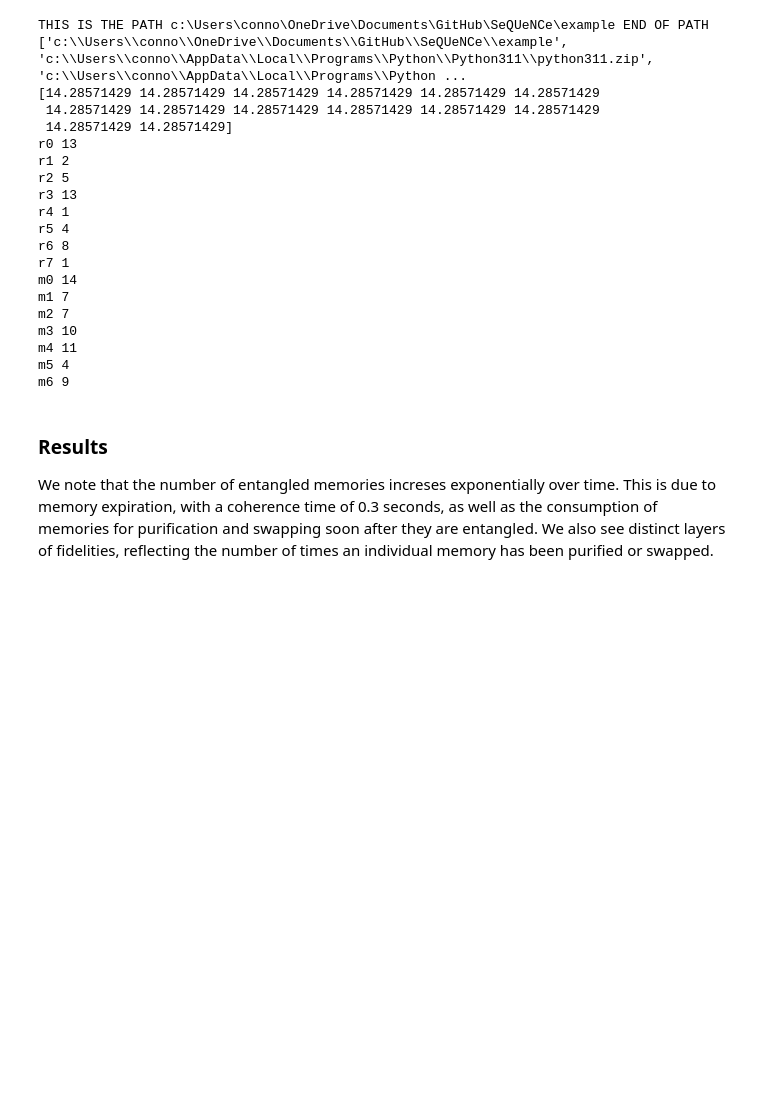
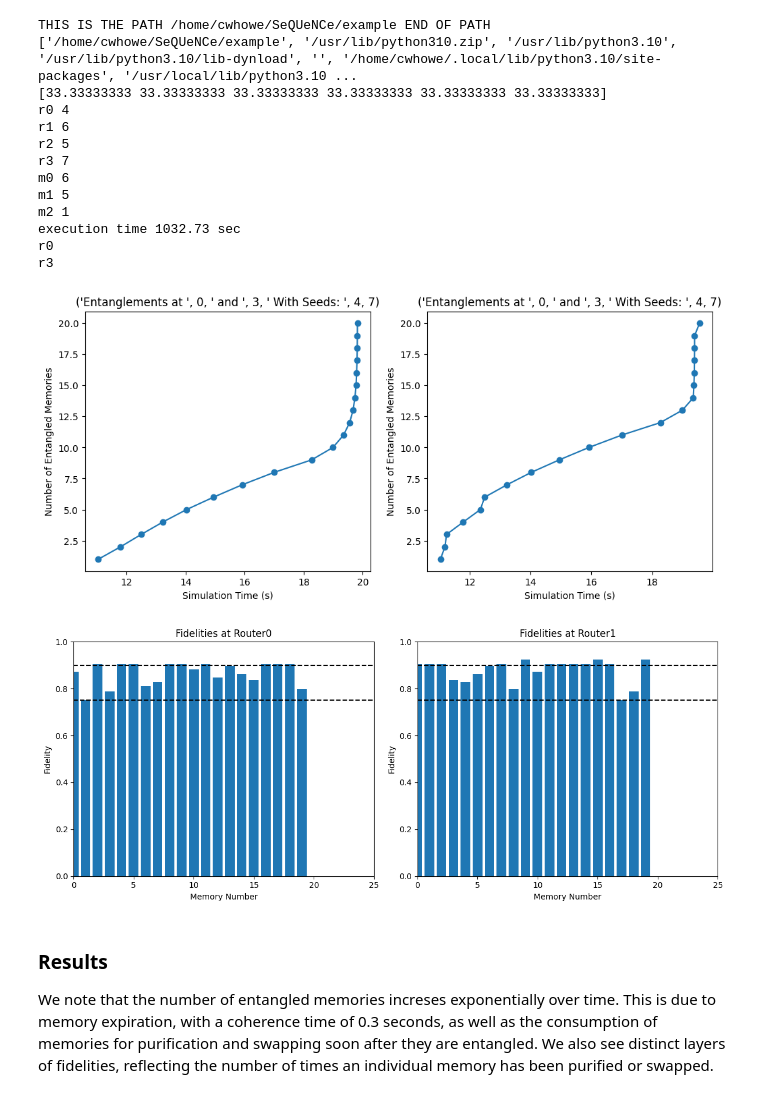
Before and after one commit to cwhowe/SeQUeNCe, a Jupyter notebook: example/Multi_Node_Framework_WORKING.ipynb, the cells around one changed output. Saved outputs shown, nothing was run; the diff lists cells and outputs as text; code cells hidden in the pictures; blank space fills up the shorter version.

```diff
--- a/example/Multi_Node_Framework_WORKING.ipynb
+++ b/example/Multi_Node_Framework_WORKING.ipynb
@@ -75,6 +77,7 @@ def test(sim_time, cc_delay, qc_atten, qc_dist, num_nodes, starting_node, desire
 
     # set seeds for random generators
     nodes = []
+    nodes_seeds = []
     for router in routers:
         nodes.append(router)
     for bsm_node in BSMNodes:
@@ -82,6 +85,7 @@ def test(sim_time, cc_delay, qc_atten, qc_dist, num_nodes, starting_node, desire
     for i, node in enumerate(nodes):
         seed_random = random.randint(1, len(nodes))
         node.set_seed(seed_random)
+        nodes_seeds.append(seed_random)
         print(node.name,seed_random)
 
     for node in routers:
@@ -199,7 +203,7 @@ def test(sim_time, cc_delay, qc_atten, qc_dist, num_nodes, starting_node, desire
     print("execution time %.2f sec" % (time.time() - tick))
 
     ## display metrics for entangled memories
-    routers_to_plot = [routers[0],routers[7]]
+    routers_to_plot = [routers[starting_node],routers[desired_node]]
     fig, axs = plt.subplots(1, len(routers_to_plot))
     fig.set_size_inches(12, 5)
 
@@ -212,9 +216,18 @@ def test(sim_time, cc_delay, qc_atten, qc_dist, num_nodes, starting_node, desire
                 data.append(info.entangle_time / 1e12)
         data.sort()
         axs[i].plot(data, range(1, len(data) + 1), marker="o")
-        axs[i].set_title("Entanglements at Router 8")
+        str_title = "Entanglements at ",starting_node, " and " ,desired_node, " With Seeds: ", nodes_seeds[starting_node], nodes_seeds[desired_node]
+        axs[i].set_title(str_title)
         axs[i].set_ylabel("Number of Entangled Memories")
         axs[i].set_xlabel("Simulation Time (s)")
+
+        plt.figure()  # Create a new figure to prevent overlap
+        plt.plot(data, range(1, len(data) + 1), marker="o")
+        plt.title(str_title)
+        plt.ylabel("Number of Entangled Memories")
+        plt.xlabel("Simulation Time (s)")
+        plt.savefig(f"/home/cwhowe/SeQUeNCe/plots/plot_{i}_{run_cycle}.png")  # Save the current figure
+        plt.close()  # Close the figure to free memory
 
     ## display metrics for memory fidelities
 
@@ -224,54 +237,49 @@ def test(sim_time, cc_delay, qc_atten, qc_dist, num_nodes, starting_node, desire
     # display collected metric for memory fidelities on r1
     # in this case, a bar chart of memory fidelity at each index
     for i in range(0,len(routers_to_plot)):
         data = []
         for info in routers_to_plot[i].resource_manager.memory_manager:
             data.append(info.fidelity)
         axs[i].bar(range(len(data)), data)
         axs[i].plot([0, len(data)], [raw_fidelity, raw_fidelity], "k--")
         axs[i].plot([0, len(data)], [0.9, 0.9], "k--")
         axs[i].set_ylim(0,1)
         axs[i].set_xlim(0,25)
         print(routers_to_plot[i].name)
         axs[i].set_title("Fidelities at Router" + str(i))
         axs[i].set_ylabel("Fidelity")
         axs[i].set_xlabel("Memory Number")
 
     fig.tight_layout()
 
 #interactive_plot = interact(test, sim_time=(2000, 4000, 500), cc_delay=(0.1, 1, 0.1), qc_atten=[1e-5, 2e-5, 3e-5], qc_dist=(1, 10, 1))
 #interactive_plot
-num_nodes = 8
+num_nodes = 4
 size = 2*(num_nodes - 1)
 #qc_distances = np.random.randint(1, 9, size)
 tot_distance = 200
 qc_distances = np.ones(size) * (tot_distance / size)
 #qc_distances = np.array([1, 1, 1, 1, 1, 1, 1, 1, 1, 1])
 print(qc_distances)
 starting = 0
-desired = 7
+desired = 3
 test(20000, 0.1, 1e-5, qc_distances, num_nodes, starting, desired)
 # %% [output]
-THIS IS THE PATH c:\Users\conno\OneDrive\Documents\GitHub\SeQUeNCe\example END OF PATH
-['c:\\Users\\conno\\OneDrive\\Documents\\GitHub\\SeQUeNCe\\example', 'c:\\Users\\conno\\AppData\\Local\\Programs\\Python\\Python311\\python311.zip', 'c:\\Users\\conno\\AppData\\Local\\Programs\\Python ...
-[14.28571429 14.28571429 14.28571429 14.28571429 14.28571429 14.28571429
- 14.28571429 14.28571429 14.28571429 14.28571429 14.28571429 14.28571429
- 14.28571429 14.28571429]
-r0 13
-r1 2
+THIS IS THE PATH /home/cwhowe/SeQUeNCe/example END OF PATH
+['/home/cwhowe/SeQUeNCe/example', '/usr/lib/python310.zip', '/usr/lib/python3.10', '/usr/lib/python3.10/lib-dynload', '', '/home/cwhowe/.local/lib/python3.10/site-packages', '/usr/local/lib/python3.10 ...
+[33.33333333 33.33333333 33.33333333 33.33333333 33.33333333 33.33333333]
+r0 4
+r1 6
 r2 5
-r3 13
-r4 1
-r5 4
-r6 8
-r7 1
-m0 14
-m1 7
-m2 7
-m3 10
-m4 11
-m5 4
-m6 9
+r3 7
+m0 6
+m1 5
+m2 1
+execution time 1032.73 sec
+r0
+r3
+[figure, added]
+[figure, added]
 # %% [markdown]
 ### Results
 
```
Also changed, not shown: parts of 1 cell of this notebook.
